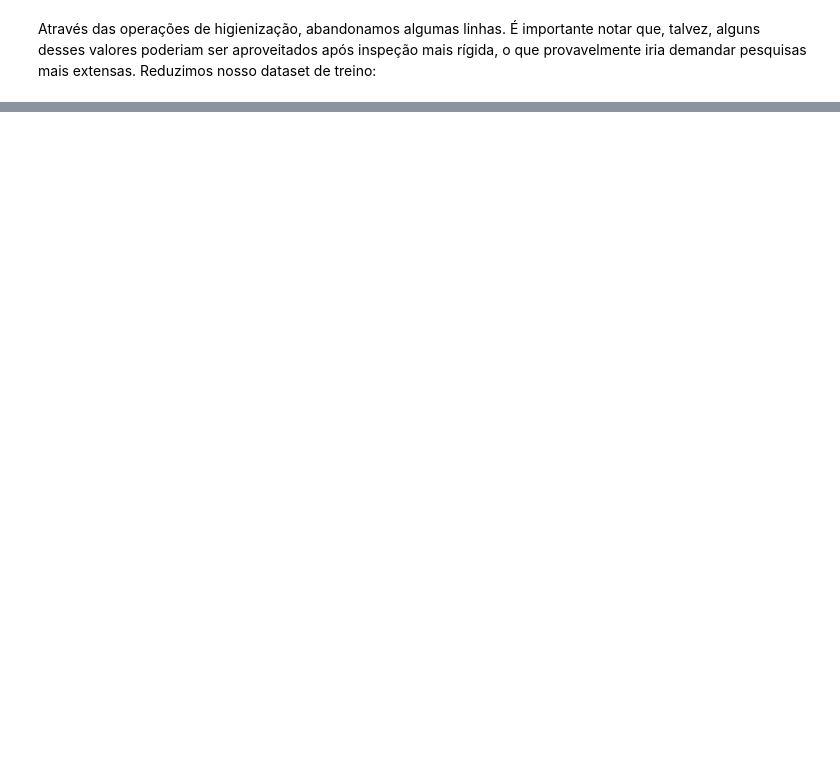
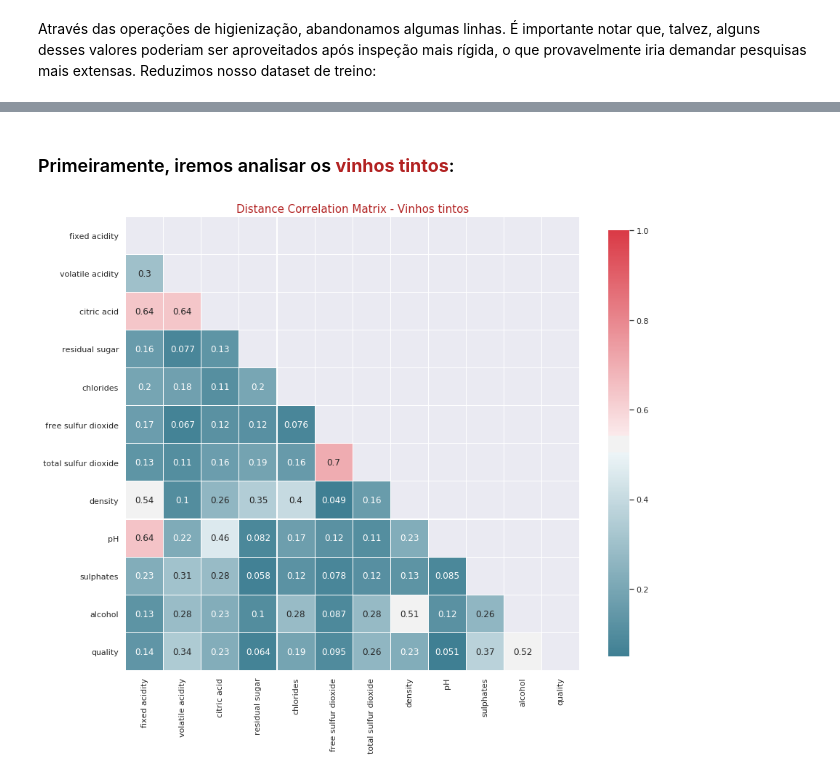
Before and after one commit to Coqueiro/wine-quality, a Jupyter notebook: Wine Quality Prediction Model.ipynb, the cells around one changed output, grey strips where cells are left out. Saved outputs shown, nothing was run; the diff lists cells and outputs as text; code cells hidden in the pictures; blank space fills up the shorter version.

```diff
--- a/Wine Quality Prediction Model.ipynb
+++ b/Wine Quality Prediction Model.ipynb
@@ -366,0 +495,27 @@ Como passo inicial podemos plotar a correlação entre todas as variáveis, de d
+# %%
+def correlation_heatmap(dataset, method, sub_title, color):
+    fig , ax = plt.subplots(figsize =(14, 12))
+    colormap = sns.diverging_palette(220, 10, as_cmap = True)
+    if method == 'distance':
+        corr_mat = distance_correlation_matrix(dataset)
+    else:
+        corr_mat = dataset.corr(method=method)
+    mask = np.zeros_like(corr_mat, dtype=np.bool)
+    mask[np.triu_indices_from(mask)] = True
+
+    fig = sns.heatmap(
+        corr_mat,
+        cmap = colormap,
+        square=True,
+        cbar_kws={'shrink':.9 },
+        ax=ax,
+        annot=True,
+        linewidths=0.1,vmax=1.0, linecolor='white',
+        mask=mask,
+        annot_kws={'fontsize':12 }
+    )
+
+    plt.title(
+        '{method} Correlation Matrix - {sub_title}'.format(method=method.capitalize(), sub_title=sub_title),
+        y=1.05, size=15, color=color
+    )
@@ -392,0 +551,13 @@ plt.show()
+# %% [markdown]
+### Primeiramente, iremos analisar os <font color='firebrick'>**vinhos tintos**</font>:
+# %%
+correlation_heatmap(
+    wine_train_cleaned_data[wine_train_cleaned_data.type == 0].iloc[:, 1:],
+    method='distance',
+    sub_title='Vinhos tintos',
+    color='firebrick'
+)
+
+`alcohol`, `sulphates`, `total sulfur dioxide`, `volatile acidity`
+# %% [output]
+[figure, added]
```
Also changed, not shown: parts of 58 cells of this notebook.
